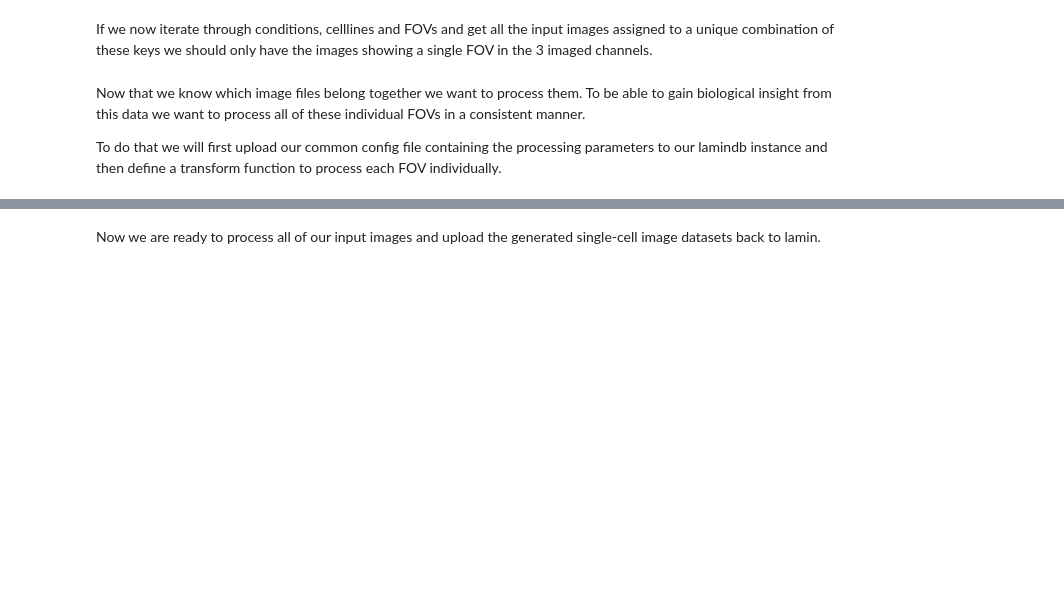
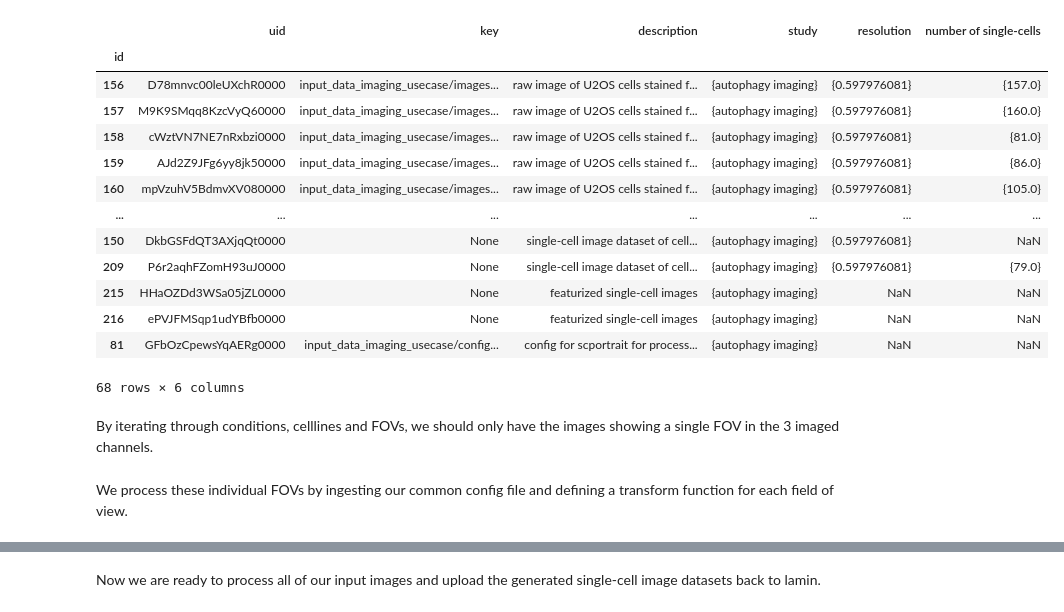
Before and after one commit to laminlabs/lamin-usecases, a Jupyter notebook: docs/imaging2.ipynb, the cells around one changed output, grey strips where cells are left out. Drawn from its saved outputs; the diff is of its cells as text; code cells hidden in the pictures; blank space fills up the shorter version.

Commit message:
🎨 Imaging 2
Signed-off-by: Lukas Heumos <lukas.heumos@posteo.net>

```diff
--- a/docs/imaging2.ipynb
+++ b/docs/imaging2.ipynb
@@ -33,3 +63,18 @@ input_images[0].features.get_values()
 # %%
-#this is not working as expected -> should have a lot more features
-ln.Artifact.filter(ulabels = study).df(features = True)
+# this is not working as expected -> should have a lot more features
+ln.Artifact.filter(ulabels__name="autophagy imaging").df(features=True)
+# %% [output]
+|  | uid | key | description | study | resolution | number of single-cells |
+| id |  |  |  |  |  |  |
+| 156 | D78mnvc00leUXchR0000 | input_data_imaging_usecase/images... | raw image of U2OS cells stained f... | {autophagy imaging} | {0.597976081} | {157.0} |
+| 157 | M9K9SMqq8KzcVyQ60000 | input_data_imaging_usecase/images... | raw image of U2OS cells stained f... | {autophagy imaging} | {0.597976081} | {160.0} |
+| 158 | cWztVN7NE7nRxbzi0000 | input_data_imaging_usecase/images... | raw image of U2OS cells stained f... | {autophagy imaging} | {0.597976081} | {81.0} |
+| 159 | AJd2Z9JFg6yy8jk50000 | input_data_imaging_usecase/images... | raw image of U2OS cells stained f... | {autophagy imaging} | {0.597976081} | {86.0} |
+| 160 | mpVzuhV5BdmvXV080000 | input_data_imaging_usecase/images... | raw image of U2OS cells stained f... | {autophagy imaging} | {0.597976081} | {105.0} |
+| ... | ... | ... | ... | ... | ... | ... |
+| 150 | DkbGSFdQT3AXjqQt0000 | None | single-cell image dataset of cell... | {autophagy imaging} | {0.597976081} | NaN |
+| 209 | P6r2aqhFZomH93uJ0000 | None | single-cell image dataset of cell... | {autophagy imaging} | {0.597976081} | {79.0} |
+| 215 | HHaOZDd3WSa05jZL0000 | None | featurized single-cell images | {autophagy imaging} | NaN | NaN |
+| 216 | ePVJFMSqp1udYBfb0000 | None | featurized single-cell images | {autophagy imaging} | NaN | NaN |
+| 81 | GFbOzCpewsYqAERg0000 | input_data_imaging_usecase/config... | config for scportrait for process... | {autophagy imaging} | NaN | NaN |
+68 rows × 6 columns
@@ -38,5 +81,5 @@ images.df()
 # %% [markdown]
-If we now iterate through conditions, celllines and FOVs and get all the input images assigned to a unique combination of these keys we should only have the images showing a single FOV in the 3 imaged channels.
+By iterating through conditions, celllines and FOVs, we should only have the images showing a single FOV in the 3 imaged channels.
 # %%
 number_of_channels = 3
 for condition in conditions:
@@ -46,6 +94,4 @@ for condition in conditions:
             assert len(images) == number_of_channels
 # %% [markdown]
-Now that we know which image files belong together we want to process them. To be able to gain biological insight from this data we want to process all of these individual FOVs in a consistent manner.
-
-To do that we will first upload our common config file containing the processing parameters to our lamindb instance and then define a transform function to process each FOV individually.
+We  process these individual FOVs by ingesting our common config file and defining a transform function for each field of view.
 # %%
```
Also changed, not shown: parts of 21 cells of this notebook, 2 other files.
